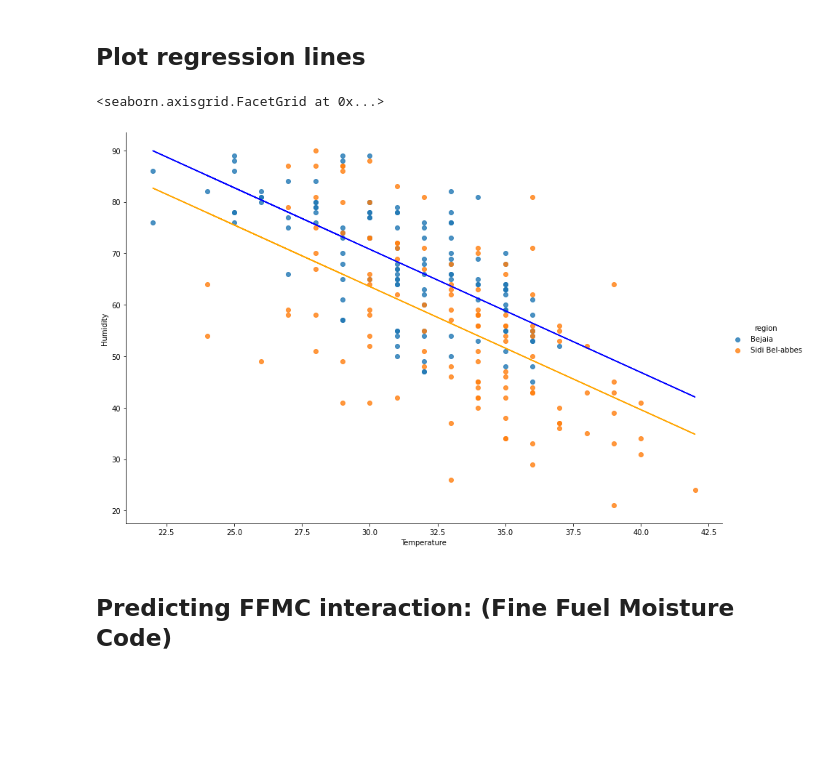
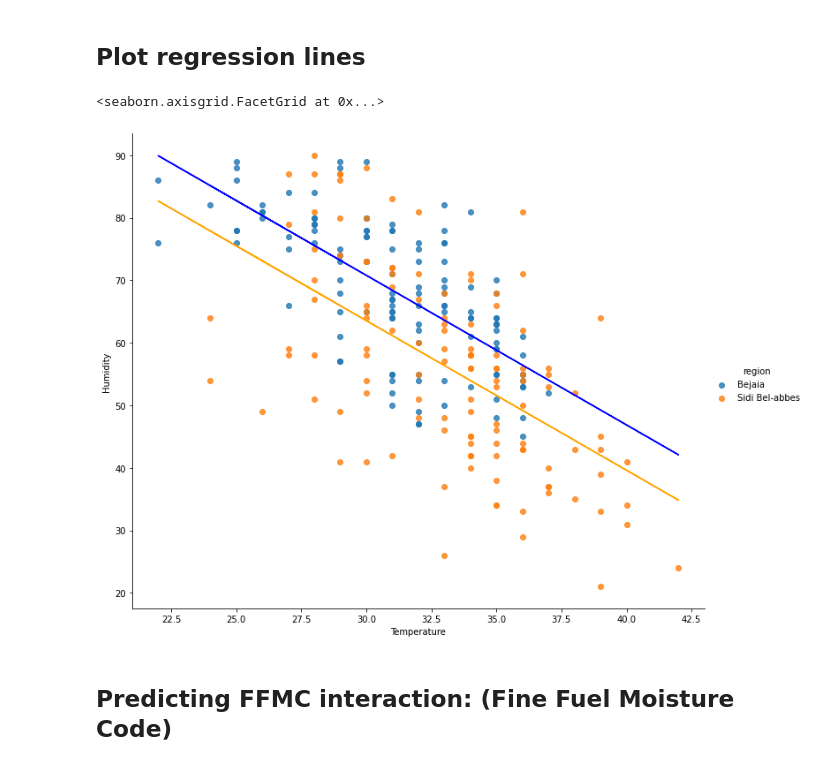
Before and after one commit to QuantumDilemma/Algerian-Forest-Fires, a Jupyter notebook: Multiple Linear Regression - Algerian Forest Fires.ipynb, the cells around one changed output. Cells and saved outputs as stored; diff of their text form; code cells hidden in the pictures; blank space fills up the shorter version.

```diff
--- a/Multiple Linear Regression - Algerian Forest Fires.ipynb
+++ b/Multiple Linear Regression - Algerian Forest Fires.ipynb
@@ -80,23 +80,23 @@ With all other predictors held constant, humidity drops 2.39 units for every deg
 # %%
 g = sns.lmplot(data = forests,
                x = "temp",
                y = "humid",
                hue = "region",
                fit_reg = False,
                height = 8,
-               aspect = 1.5)
+               aspect = 1.2)
 
 #plot Bejaia line
 plt.plot(forests.temp, modelH.params[0] + modelH.params[2]*forests.temp, color = "blue")
 
 #plot Side Bel-abbes
 plt.plot(forests.temp, modelH.params[0] + modelH.params[1] + modelH.params[2]*forests.temp, color = "orange")
 
 g.set_ylabels("Humidity")
 g.set_xlabels("Temperature")
 # %% [output]
 <seaborn.axisgrid.FacetGrid at 0x...>
-[figure, old version]
+[figure, new version]
 # %% [markdown]
 ## Predicting FFMC interaction: (Fine Fuel Moisture Code)
 # %%
```
Also changed, not shown: parts of 6 cells of this notebook.
